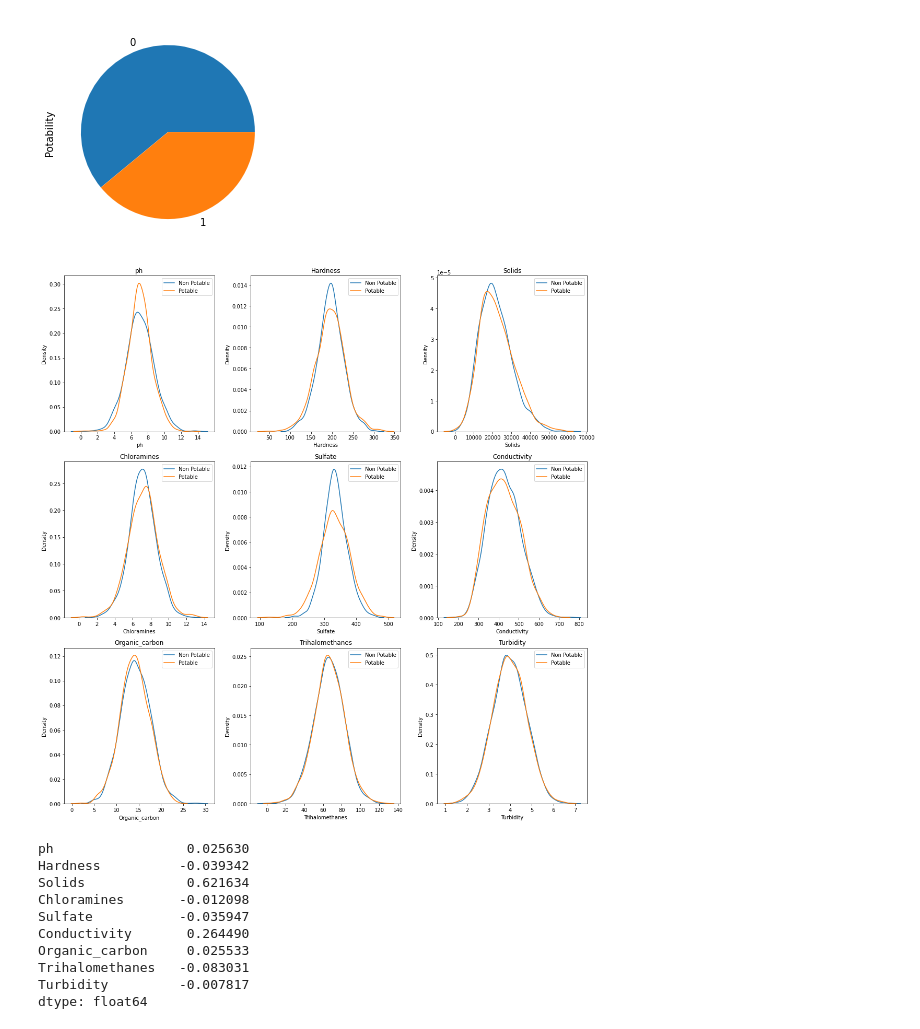
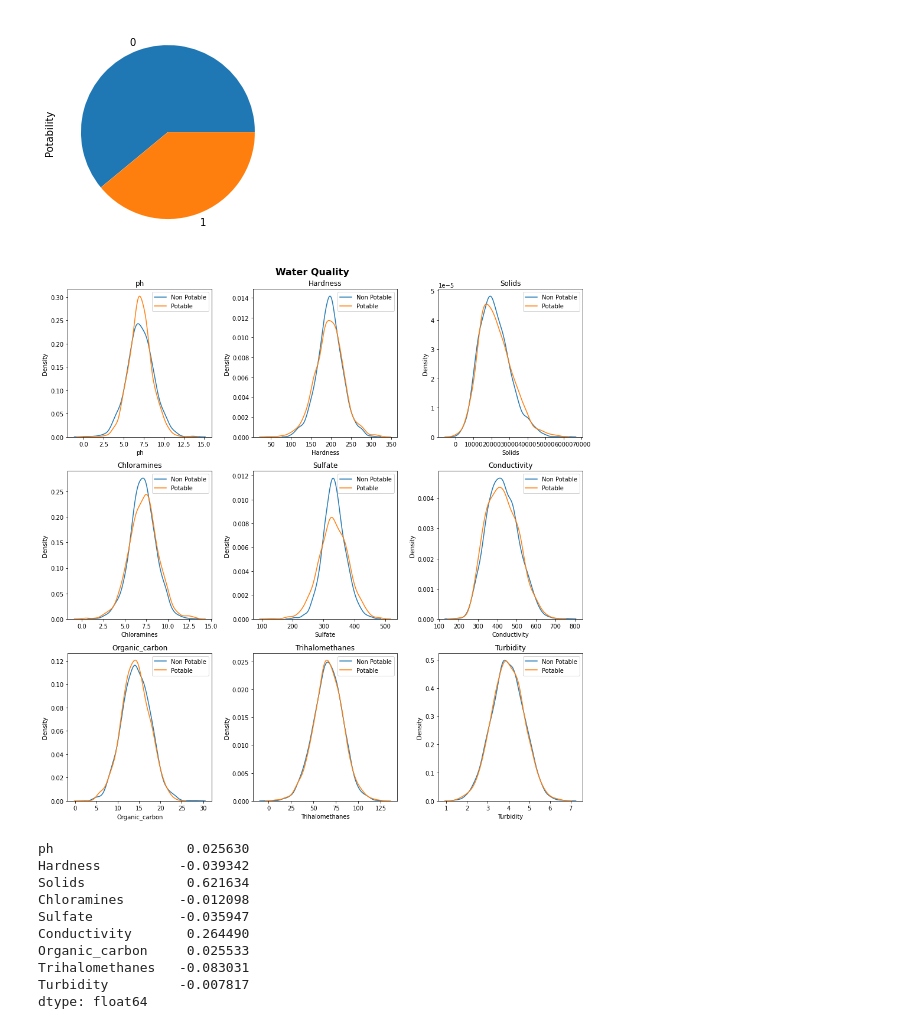
Before and after one commit to annsam0115/Water-Classification-Capstone-Project, a Jupyter notebook: CIND820_CapstoneProject_ASAM.ipynb, the cells around one changed output. Saved outputs shown, nothing was run; the diff lists cells and outputs as text; code cells hidden in the pictures.

```diff
--- a/CIND820_CapstoneProject_ASAM.ipynb
+++ b/CIND820_CapstoneProject_ASAM.ipynb
@@ -99,19 +97,20 @@ df.Potability.value_counts().plot(kind ='pie')
 # %%
 non_potable = df[df['Potability'] == 0]
 potable = df[df['Potability'] == 1]
 
-plt.figure(figsize=(15,15))
+plt.figure(figsize=(13,13))
 
 for ax,col in enumerate(df.columns[:9]):
     plt.subplot(3,3,ax+1)
     plt.title(col)
     sns.kdeplot(x=non_potable[col],label = "Non Potable")
     sns.kdeplot(x=potable[col],label = "Potable")
     plt.legend()
 
+plt.suptitle('Water Quality',y=1.01, size = 16, color = 'black', weight='bold')
 plt.tight_layout()
 # %% [output]
-[figure, old version]
+[figure, new version]
 # %%
 df.drop('Potability', axis=1).skew()
 # %% [output]
```
Also changed, not shown: parts of 41 cells of this notebook.
